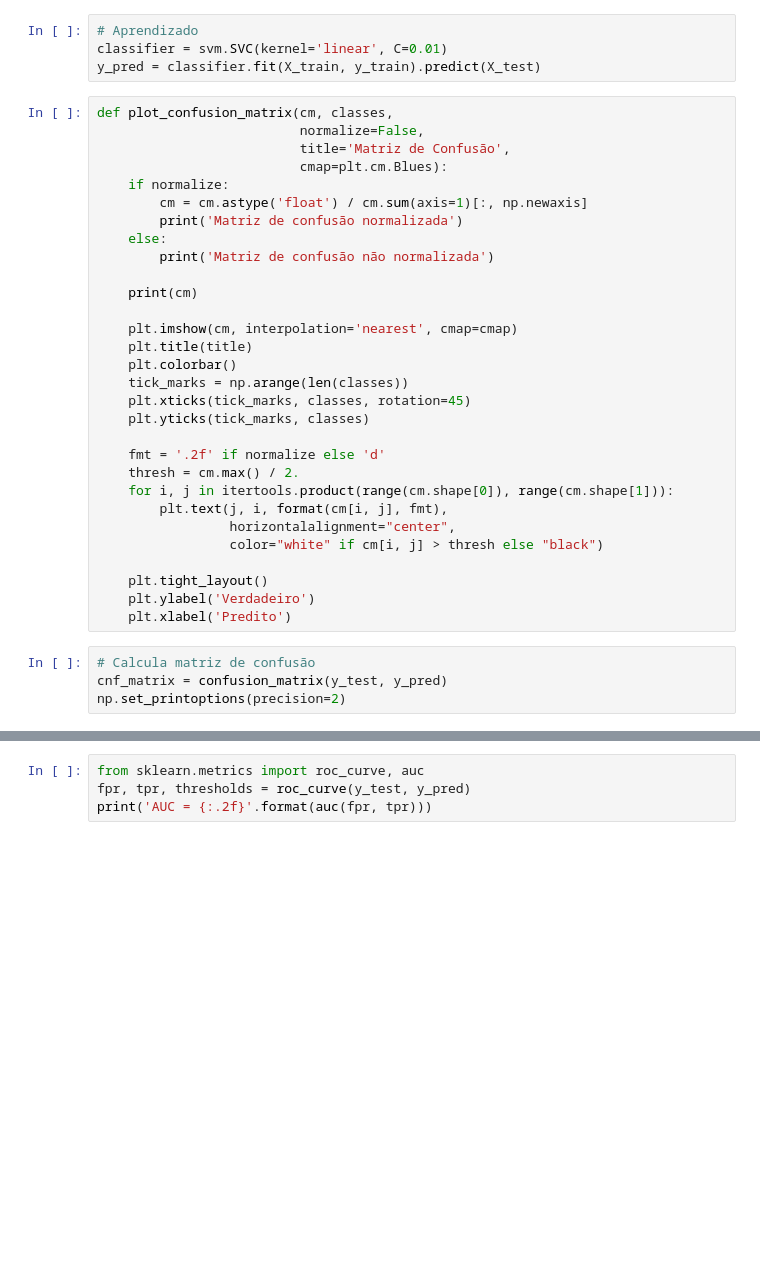
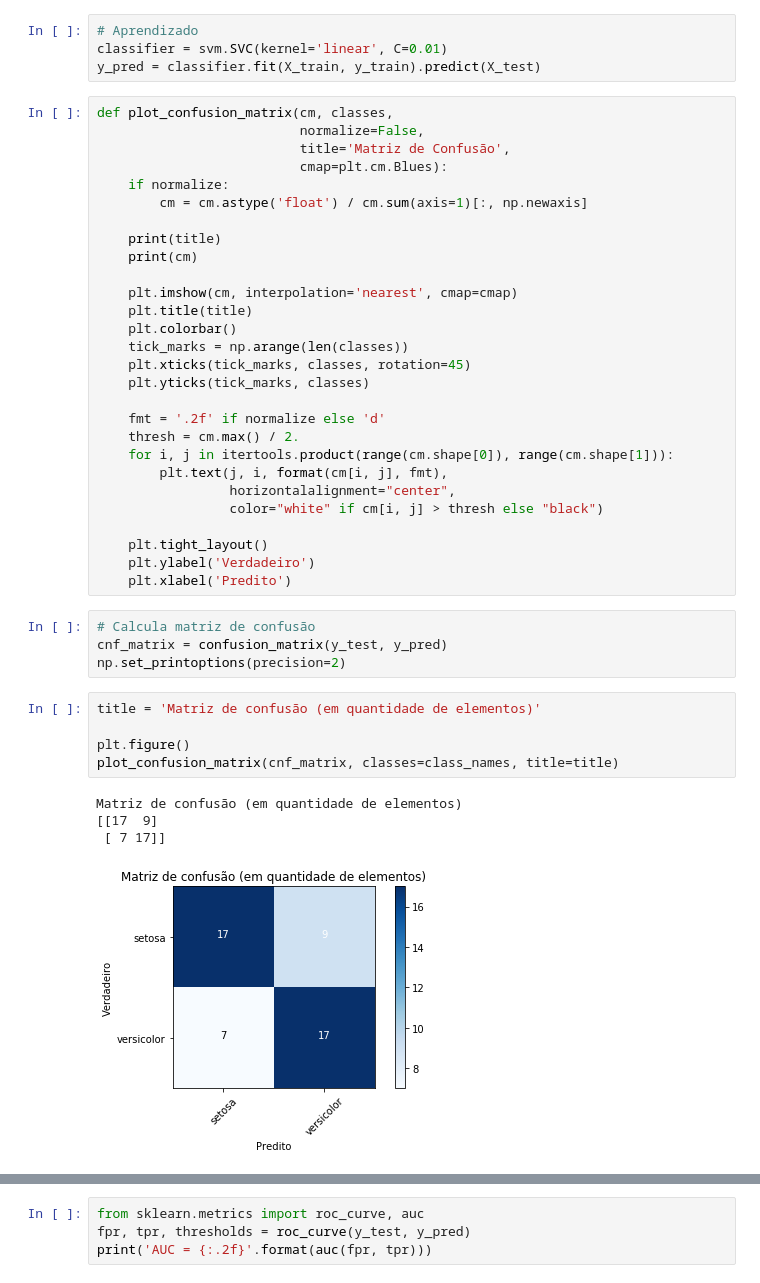
Before and after one commit to cpadilha/INF-0616-Exemplos, a Jupyter notebook: exemplo-iris.ipynb, the cells around one changed output, grey strips where cells are left out. Saved outputs shown, nothing was run; the diff lists cells and outputs as text; blank space fills up the shorter version.

```diff
--- a/exemplo-iris.ipynb
+++ b/exemplo-iris.ipynb
@@ -153,10 +153,8 @@ def plot_confusion_matrix(cm, classes,
                           cmap=plt.cm.Blues):
     if normalize:
         cm = cm.astype('float') / cm.sum(axis=1)[:, np.newaxis]
-        print('Matriz de confusão normalizada')
-    else:
-        print('Matriz de confusão não normalizada')
 
+    print(title)
     print(cm)
 
     plt.imshow(cm, interpolation='nearest', cmap=cmap)
@@ -180,4 +178,14 @@ def plot_confusion_matrix(cm, classes,
 # Calcula matriz de confusão
 cnf_matrix = confusion_matrix(y_test, y_pred)
 np.set_printoptions(precision=2)
+# %%
+title = 'Matriz de confusão (em quantidade de elementos)'
+
+plt.figure()
+plot_confusion_matrix(cnf_matrix, classes=class_names, title=title)
+# %% [output]
+Matriz de confusão (em quantidade de elementos)
+[[17  9]
+ [ 7 17]]
+[figure, added]
 # %%
```
Also changed, not shown: parts of 4 cells of this notebook.
